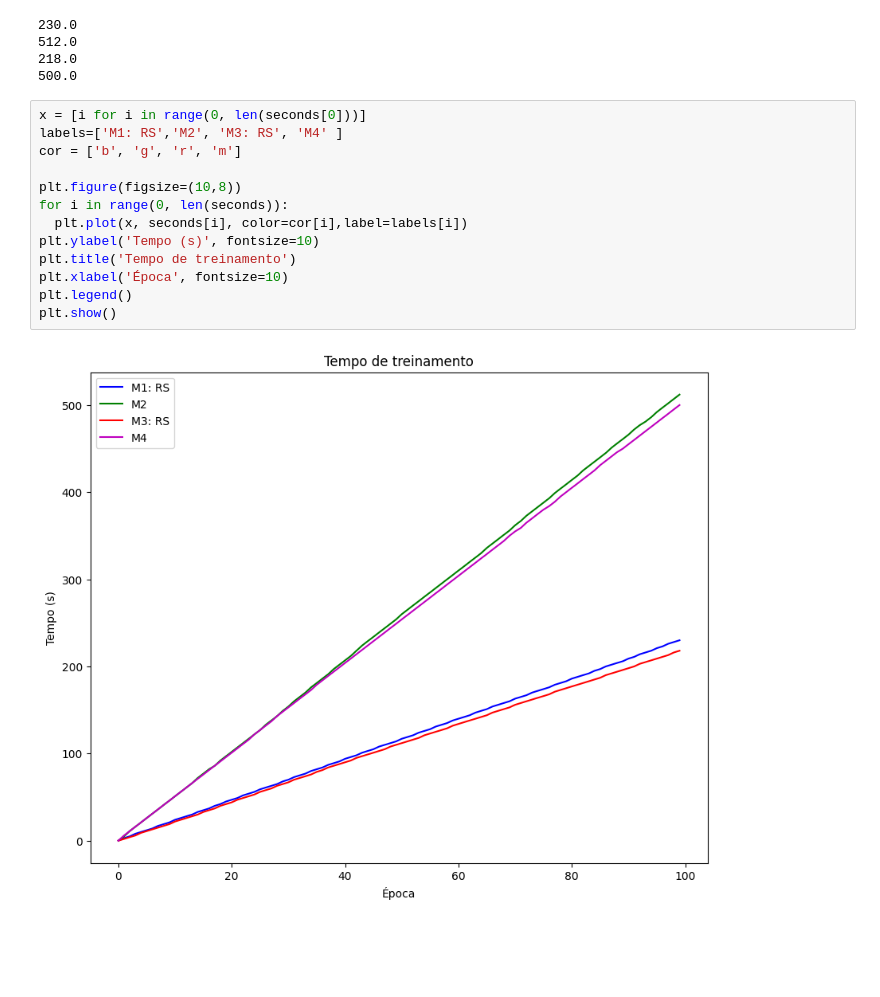
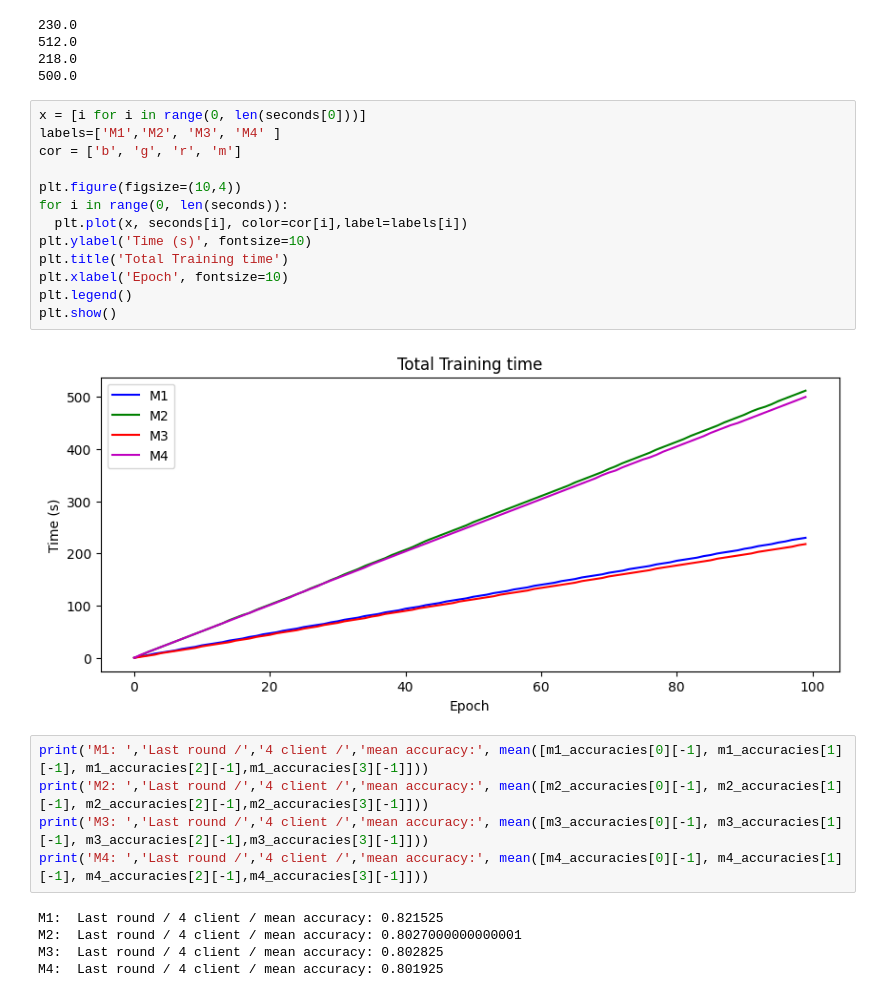
Before and after one commit to mayaragao/AFRODITE-Extens-o, a Jupyter notebook: src/results-notebooks/Resultados Extensao/results-AFRODITE_Extensao.ipynb, the cells around one changed output. Drawn from its saved outputs; the diff is of its cells as text; blank space fills up the shorter version.

```diff
--- a/src/results-notebooks/Resultados Extensao/results-AFRODITE_Extensao.ipynb
+++ b/src/results-notebooks/Resultados Extensao/results-AFRODITE_Extensao.ipynb
@@ -215,16 +260,26 @@ for i in range(len(times)):
 500.0
 # %%
 x = [i for i in range(0, len(seconds[0]))]
-labels=['M1: RS','M2', 'M3: RS', 'M4' ]
+labels=['M1','M2', 'M3', 'M4' ]
 cor = ['b', 'g', 'r', 'm']
 
-plt.figure(figsize=(10,8))
+plt.figure(figsize=(10,4))
 for i in range(0, len(seconds)):
   plt.plot(x, seconds[i], color=cor[i],label=labels[i])
-plt.ylabel('Tempo (s)', fontsize=10)
-plt.title('Tempo de treinamento')
-plt.xlabel('Época', fontsize=10)
+plt.ylabel('Time (s)', fontsize=10)
+plt.title('Total Training time')
+plt.xlabel('Epoch', fontsize=10)
 plt.legend()
 plt.show()
 # %% [output]
-[figure, old version]
+[figure, new version]
+# %%
+print('M1: ','Last round /','4 client /','mean accuracy:', mean([m1_accuracies[0][-1], m1_accuracies[1][-1], m1_accuracies[2][-1],m1_accuracies[3][-1]]))
+print('M2: ','Last round /','4 client /','mean accuracy:', mean([m2_accuracies[0][-1], m2_accuracies[1][-1], m2_accuracies[2][-1],m2_accuracies[3][-1]]))
+print('M3: ','Last round /','4 client /','mean accuracy:', mean([m3_accuracies[0][-1], m3_accuracies[1][-1], m3_accuracies[2][-1],m3_accuracies[3][-1]]))
+print('M4: ','Last round /','4 client /','mean accuracy:', mean([m4_accuracies[0][-1], m4_accuracies[1][-1], m4_accuracies[2][-1],m4_accuracies[3][-1]]))
+# %% [output]
+M1:  Last round / 4 client / mean accuracy: 0.821525
+M2:  Last round / 4 client / mean accuracy: 0.8027000000000001
+M3:  Last round / 4 client / mean accuracy: 0.802825
+M4:  Last round / 4 client / mean accuracy: 0.801925
```
Also changed, not shown: parts of 8 cells of this notebook.
